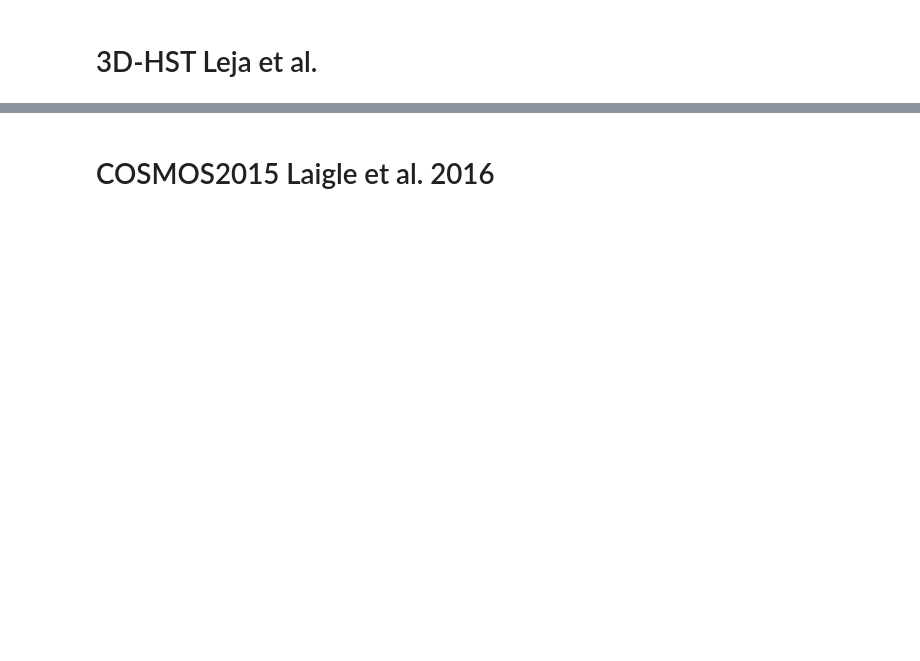
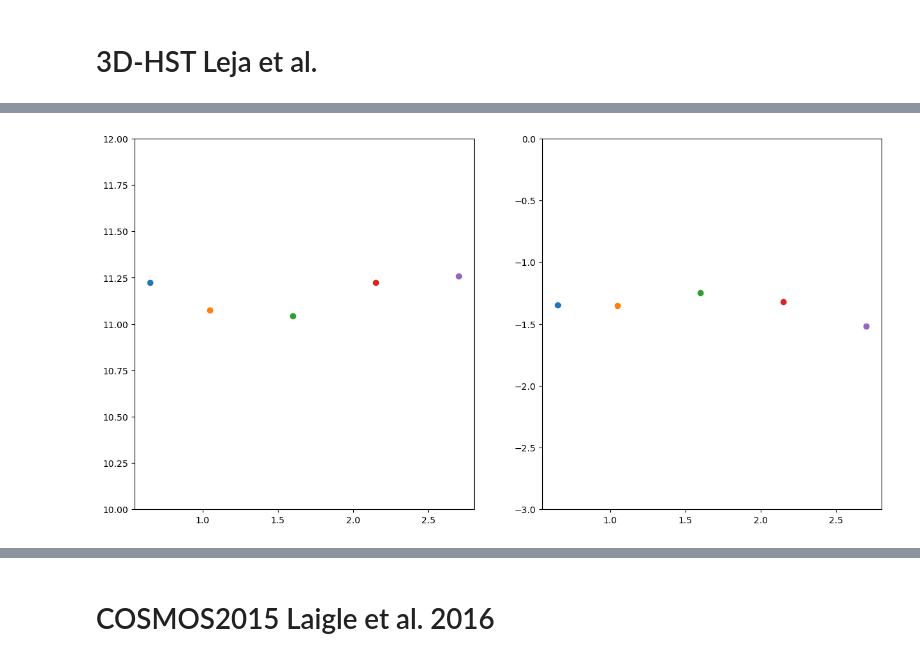
Before and after one commit to fedehope/zSMF, a Jupyter notebook: nb/hst_cat.ipynb, the cells around one changed output, grey strips where cells are left out. Drawn from its saved outputs; the diff is of its cells as text; code cells hidden in the pictures; blank space fills up the shorter version.

```diff
--- a/nb/hst_cat.ipynb
+++ b/nb/hst_cat.ipynb
@@ -42,3 +46,29 @@ plotter_hst.plot_selected_data(0.8, 1.30)
 # %%
 vmax_hst = VmaxDensityHst(hst.file)
 h, b = vmax_hst.histogram_norm(0.8, 1.30, bins=40, range=(7, 12.))
+# %%
+emcee_file_0508 = Fileh5(folder='emcee_runs/bin_tests_runs/HST', info_file='50w_300step_0.5_0.8')
+emcee_file_0813 = Fileh5(folder='emcee_runs/bin_tests_runs/HST', info_file='50w_300step_0.8_1.3')
+emcee_file_1319 = Fileh5(folder='emcee_runs/bin_tests_runs/HST', info_file='50w_300step_1.3_1.9')
+emcee_file_1924 = Fileh5(folder='emcee_runs/bin_tests_runs/HST', info_file='50w_300step_1.9_2.4')
+emcee_file_2430 = Fileh5(folder='emcee_runs/bin_tests_runs/HST', info_file='50w_300step_2.4_3.0')
+
+emcee_run_0508 = EmceeRun(emcee_file_0508)
+emcee_run_0813 = EmceeRun(emcee_file_0813)
+emcee_run_1319 = EmceeRun(emcee_file_1319)
+emcee_run_1924 = EmceeRun(emcee_file_1924)
+emcee_run_2430 = EmceeRun(emcee_file_2430)
+
+emcee_run_0508.set_best_params(discard=110)
+emcee_run_0813.set_best_params(discard=110)
+emcee_run_1319.set_best_params(discard=110)
+emcee_run_1924.set_best_params(discard=110)
+emcee_run_2430.set_best_params(discard=110)
+emcee_runs = [emcee_run_0508, emcee_run_0813, emcee_run_1319, emcee_run_1924, emcee_run_2430]
+
+best_params_0508 = emcee_run_0508.get_best_params()
+best_params_0813 = emcee_run_0813.get_best_params()
+best_params_1319 = emcee_run_1319.get_best_params()
+best_params_1924 = emcee_run_1924.get_best_params()
+best_params_2430 = emcee_run_2430.get_best_params()
+best_params = [best_params_0508, best_params_0813, best_params_1319, best_params_1924, best_params_2430]
@@ -44,0 +91,16 @@ h, b = vmax_hst.histogram_norm(0.8, 1.30, bins=40, range=(7, 12.))
+# %%
+plt.figure(figsize=(15,7.5))
+
+z_i = np.array([0.65, 1.05, 1.6, 2.15, 2.7])
+
+plt.subplot(1,2,1)
+for zii, best_i in zip(z_i, best_params):
+    plt.plot(zii, best_i[0], 'o')
+    plt.ylim(10, 12)
+
+plt.subplot(1,2,2)
+for zii, best_i in zip(z_i, best_params):
+    plt.plot(zii, best_i[1], 'o')
+    plt.ylim(-3, 0)
+# %% [output]
+[figure, added]
```
Also changed, not shown: parts of 28 cells of this notebook, 2 other files.
